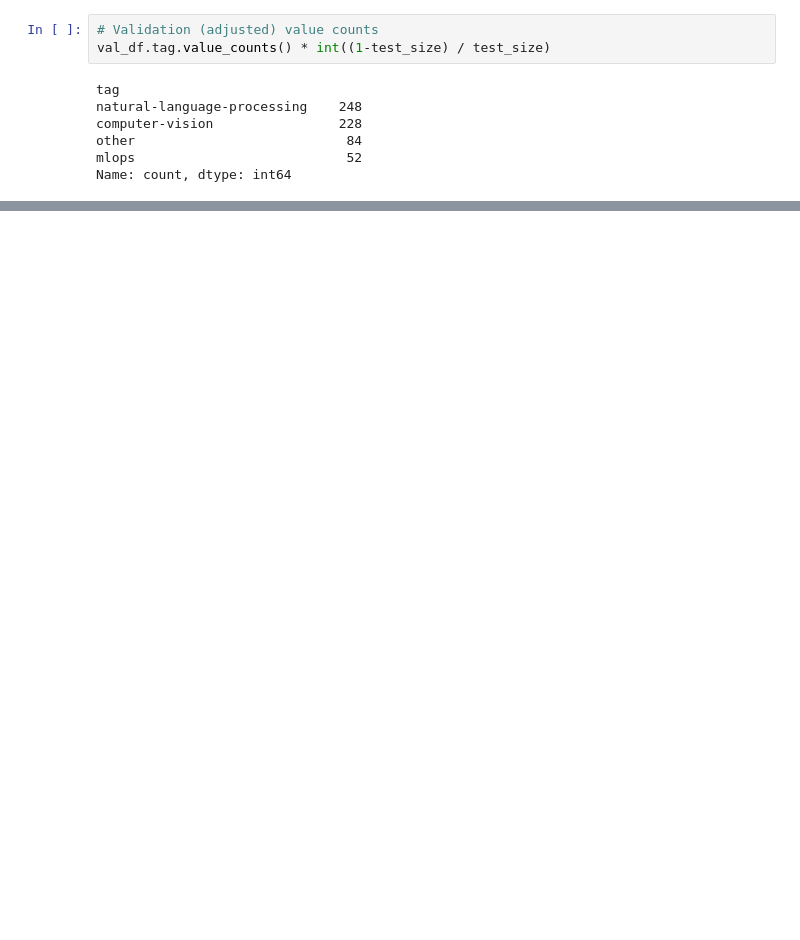
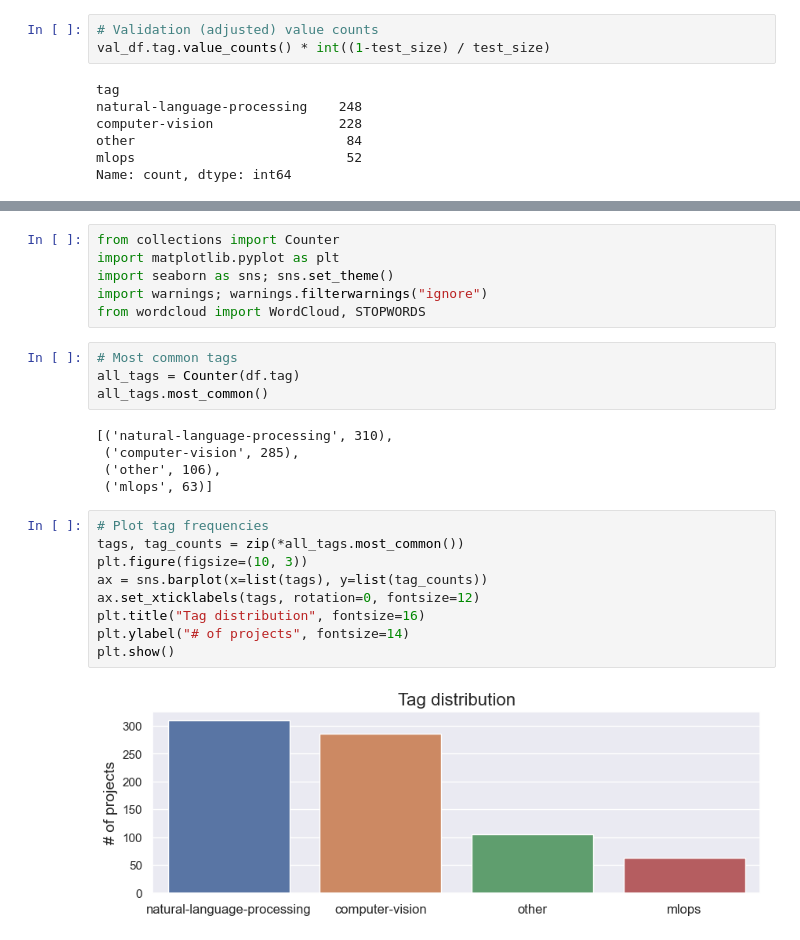
Before and after one commit to sinapordanesh/BERT_LLM_MLOps, a Jupyter notebook: notebooks/start.ipynb, the cells around one changed output, grey strips where cells are left out. Saved outputs shown, nothing was run; the diff lists cells and outputs as text; blank space fills up the shorter version.

Commit message:
EDA on dataset
Exploring the data using bargraph visualization.
also, use WordCount library for visualizing the tags on the dataset based on th

```diff
--- a/notebooks/start.ipynb
+++ b/notebooks/start.ipynb
@@ -103,0 +113,26 @@ Name: count, dtype: int64
+# %%
+from collections import Counter
+import matplotlib.pyplot as plt
+import seaborn as sns; sns.set_theme()
+import warnings; warnings.filterwarnings("ignore")
+from wordcloud import WordCloud, STOPWORDS
+# %%
+# Most common tags
+all_tags = Counter(df.tag)
+all_tags.most_common()
+# %% [output]
+[('natural-language-processing', 310),
+ ('computer-vision', 285),
+ ('other', 106),
+ ('mlops', 63)]
+# %%
+# Plot tag frequencies
+tags, tag_counts = zip(*all_tags.most_common())
+plt.figure(figsize=(10, 3))
+ax = sns.barplot(x=list(tags), y=list(tag_counts))
+ax.set_xticklabels(tags, rotation=0, fontsize=12)
+plt.title("Tag distribution", fontsize=16)
+plt.ylabel("# of projects", fontsize=14)
+plt.show()
+# %% [output]
+[figure, added]
```
Also changed, not shown: parts of 4 cells of this notebook.
